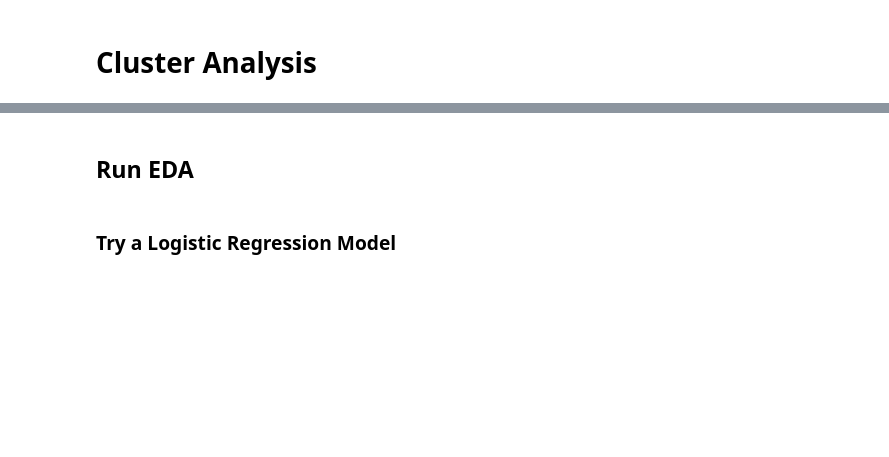
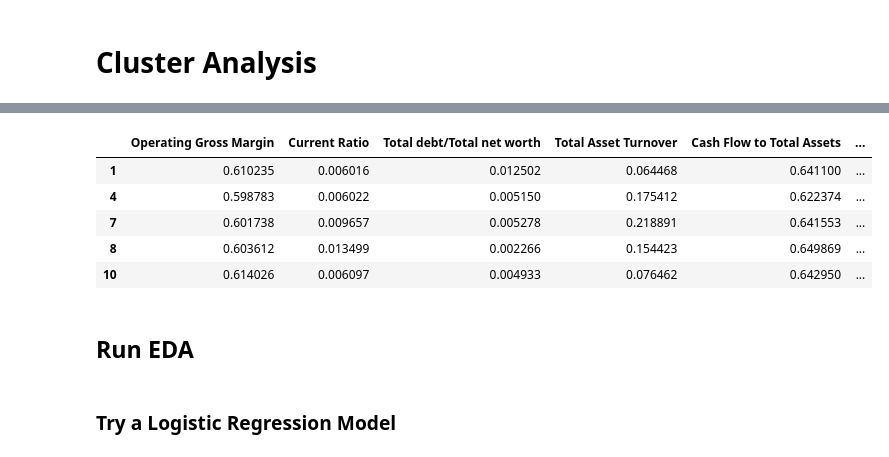
Before and after one commit to zhou1126/Marquette_teaching_finance, a Jupyter notebook: Taiwan_bankruptcy.ipynb, the cells around one changed output, grey strips where cells are left out. Cells and saved outputs as stored; diff of their text form; code cells hidden in the pictures; blank space fills up the shorter version.

```diff
--- a/Taiwan_bankruptcy.ipynb
+++ b/Taiwan_bankruptcy.ipynb
@@ -36,5 +46,5 @@ import matplotlib.pyplot as plt
 # %%
-df = pd.read_csv('/kaggle/input/company-bankruptcy-prediction/data.csv')
+df = pd.read_csv('/root/.cache/kagglehub/datasets/fedesoriano/company-bankruptcy-prediction/versions/2/data.csv')
 # Remove leading and trailing spaces from column names
 df.columns = df.columns.str.strip()
 df.head()
@@ -173,5 +269,12 @@ plt.show()
 # %%
-X
+X.head()
+# %% [output]
+|  | Operating Gross Margin | Current Ratio | Total debt/Total net worth | Total Asset Turnover | Cash Flow to Total Assets | ... |
+| 1 | 0.610235 | 0.006016 | 0.012502 | 0.064468 | 0.641100 | ... |
+| 4 | 0.598783 | 0.006022 | 0.005150 | 0.175412 | 0.622374 | ... |
+| 7 | 0.601738 | 0.009657 | 0.005278 | 0.218891 | 0.641553 | ... |
+| 8 | 0.603612 | 0.013499 | 0.002266 | 0.154423 | 0.649869 | ... |
+| 10 | 0.614026 | 0.006097 | 0.004933 | 0.076462 | 0.642950 | ... |
 # %% [markdown]
 ## Run EDA
 # %%
```
Also changed, not shown: parts of 14 cells of this notebook.
